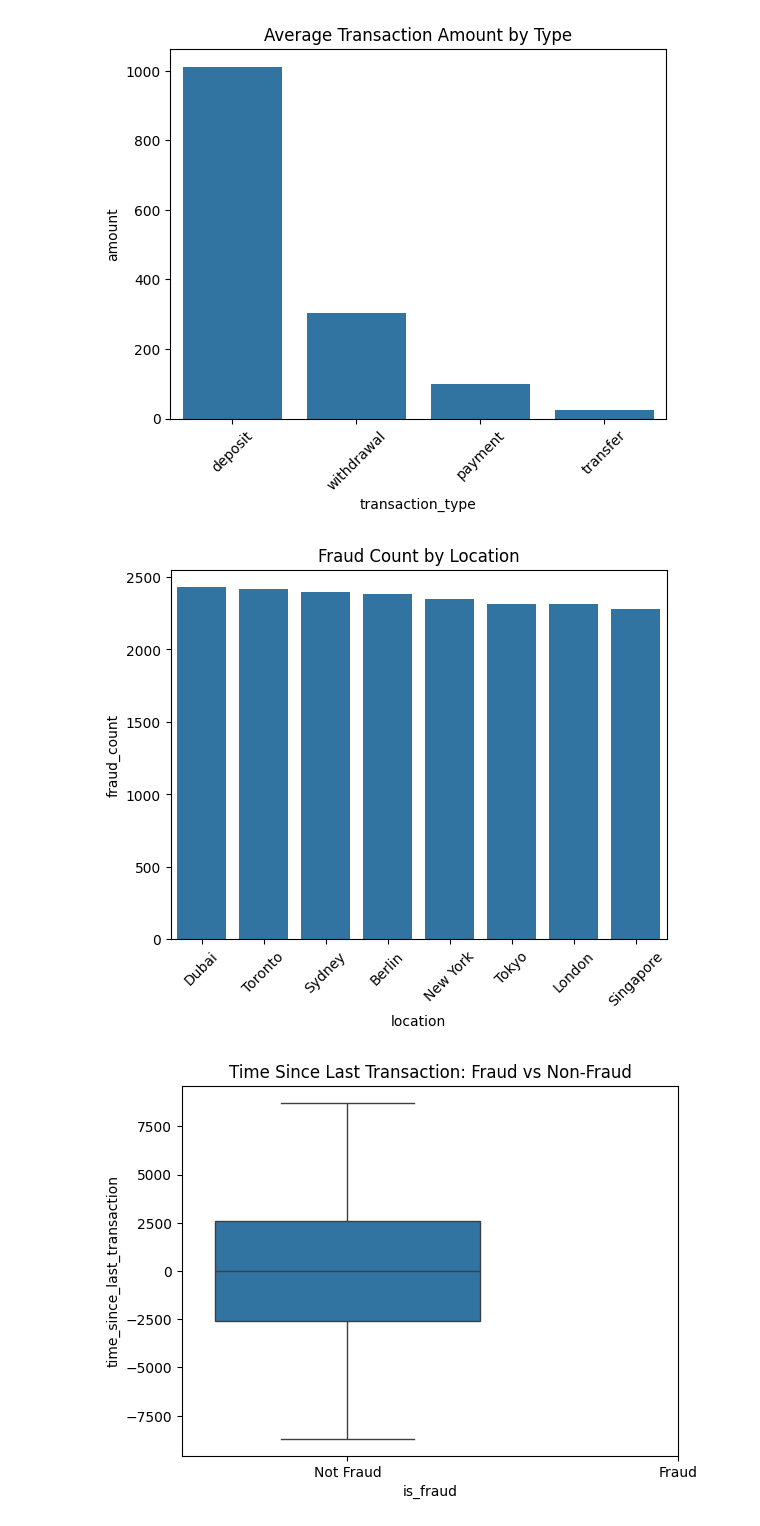
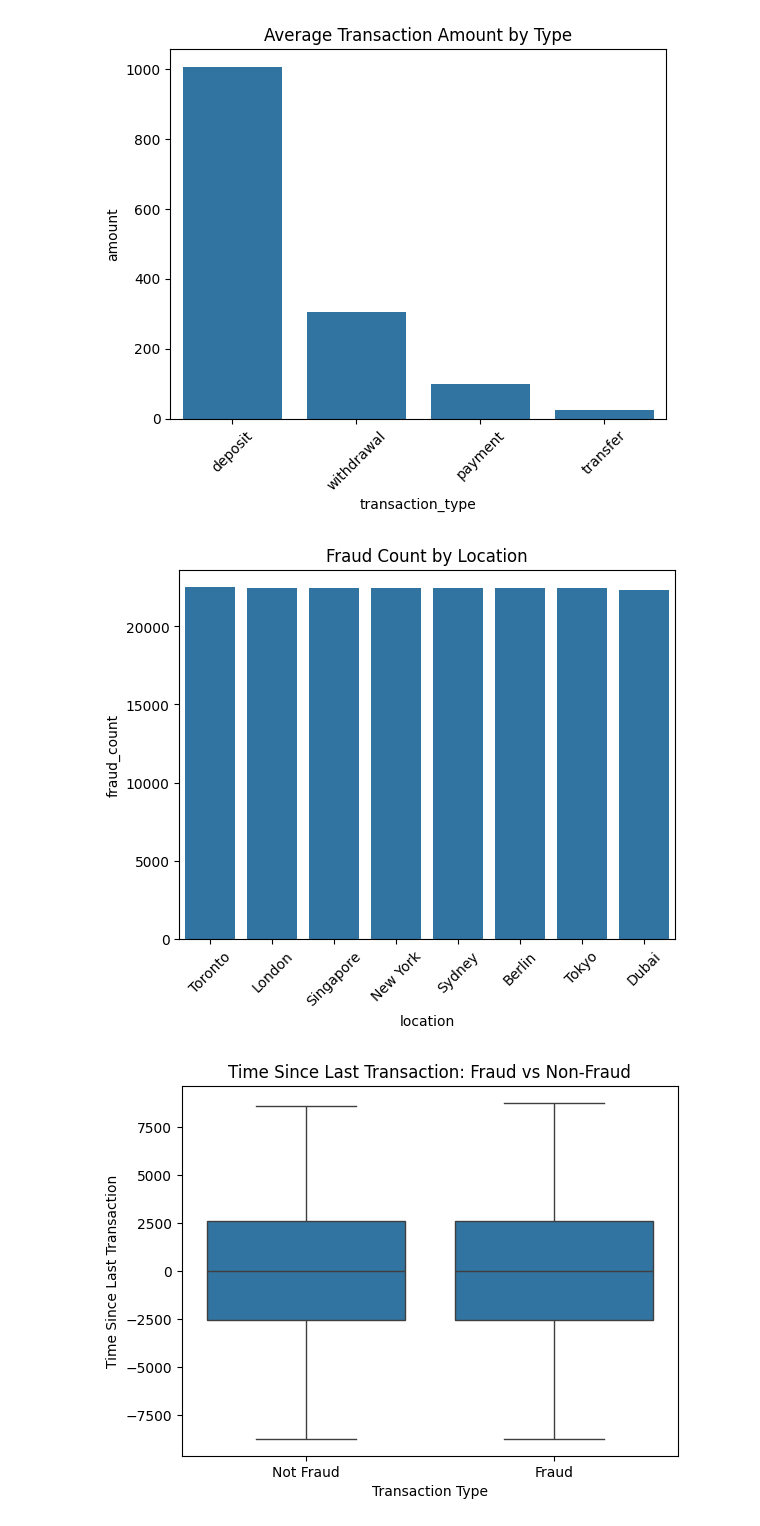
Before and after one commit to najafkhah/Python_Project, a Jupyter notebook: fraud_analysis.ipynb, the cells around one changed output. Drawn from its saved outputs; the diff is of its cells as text; code cells hidden in the pictures.

```diff
--- a/fraud_analysis.ipynb
+++ b/fraud_analysis.ipynb
@@ -3,7 +7,7 @@ import pandas as pd
 import seaborn as sns
 import matplotlib.pyplot as plt
 
-df = pd.read_csv("C:/Users/n10652388/OneDrive - Queensland University of Technology/CV/Work/Github/Python/project/financial_fraud_detection_dataset.csv")
+df = pd.read_csv("C:/Users/n10652388/OneDrive - Queensland University of Technology/CV/Work/Github/Python/project/financial_fraud_detection_dataset2.csv")
 # %%
 # Print first few rows to confirm it's loaded
 print(df.head())
@@ -116,0 +113,9 @@ plt.show()
+# %%
+# Check the unique values before converting
+print(df['is_fraud'].unique())
+
+# Convert 'true'/'false' strings to 1/0 if needed
+df['is_fraud'] = df['is_fraud'].astype(str).str.lower().map({'true': 1, 'false': 0})
+
+# Now check again
+print(df['is_fraud'].value_counts())
@@ -116,0 +138,11 @@ plt.show()
+# %%
+# This helps ensure class balance for fair comparison in visualisations and hypothesis testing.
+# Step 1: Create synthetic non-fraud transactions
+non_fraud = df.sample(n=20000, replace=True).copy()  # or however many you need
+non_fraud['is_fraud'] = 0
+
+# Step 2: Combine with the original fraud dataset
+df_combined = pd.concat([df, non_fraud], ignore_index=True)
+
+# Step 3: Check the value distribution again
+print(df_combined['is_fraud'].value_counts())
@@ -133,12 +183,14 @@ plt.title('Fraud Count by Location')
 plt.xticks(rotation=45)
 plt.show()
 # %% [output]
-[figure, old version]
+[figure, new version]
 # %%
-# Boxplot showing the distribution of time since last transaction for fraud and non-fraud cases
-sns.boxplot(x='is_fraud', y='time_since_last_transaction', data=df)
+# Boxplot showing the distribution of time since last transaction for fraud and non-fraud
+sns.boxplot(x='is_fraud', y='time_since_last_transaction', data=df_combined)
 plt.title('Time Since Last Transaction: Fraud vs Non-Fraud')
-plt.xticks([0, 1], ['Not Fraud', 'Fraud'])
+plt.xticks([0, 1], ['Not Fraud', 'Fraud'])  # Replaces 0 and 1 with labels
+plt.xlabel('Transaction Type')
+plt.ylabel('Time Since Last Transaction')
 plt.show()
 # %% [output]
-[figure, old version]
+[figure, new version]
```
Also changed, not shown: parts of 23 cells of this notebook.
